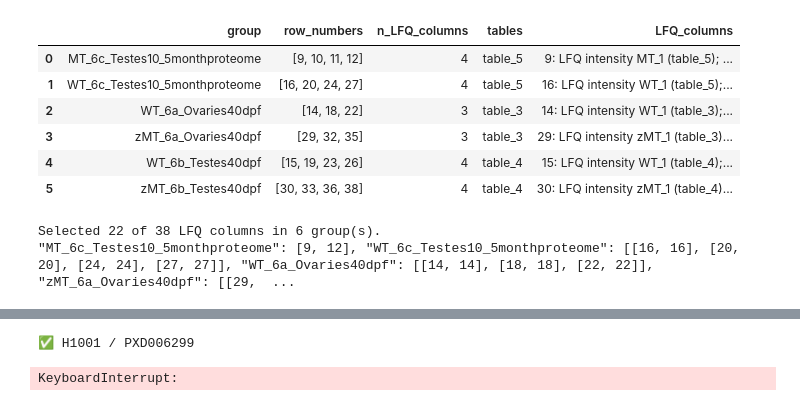
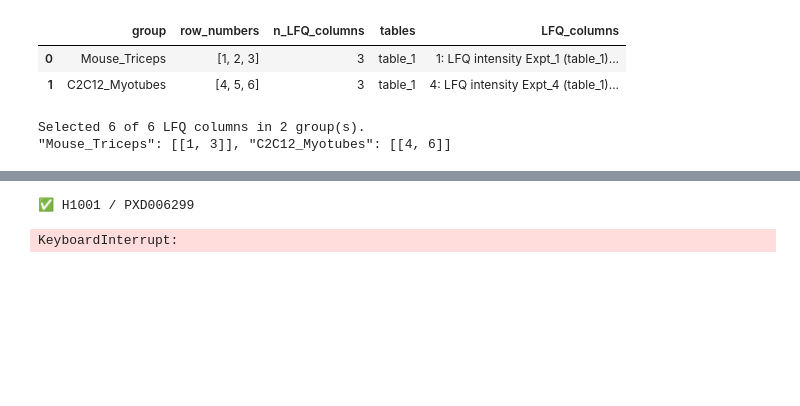
Before and after one commit to MehdiManshadi/PoC_data_processing, a Jupyter notebook: scripts/d_create_processed_lfq_protein.ipynb, the cells around one changed output, grey strips where cells are left out. Drawn from its saved outputs; the diff is of its cells as text; code cells hidden in the pictures; blank space fills up the shorter version.

```diff
--- a/scripts/d_create_processed_lfq_protein.ipynb
+++ b/scripts/d_create_processed_lfq_protein.ipynb
@@ -3,10 +3,11 @@
 import importlib
 import d_pride_lfq_functions_proteins as lfq
 importlib.reload(lfq)
+from pathlib import Path
 
 DATASET = {
-    "accession": "PXD052763",
-    "ID": "M1002",  # Enter your own dataset ID, for example H1001.
+    "accession": "PXD000288",
+    "ID": "M1006",  # Enter your own dataset ID, for example H1001.
 }
 # %%
 # CELL 2 — download/cache the tables and inspect the numbered LFQ columns
@@ -45,19 +30,16 @@ Select by row_number (1-based). Similar labels from all tables are shown togethe
 # %%
 # CELL 3 — define your group names and inclusive row-number ranges
 GROUPS = {
-    # Experiment 1 — Control
-"MT_6c_Testes10_5monthproteome": [9, 12], "WT_6c_Testes10_5monthproteome": [[16, 16], [20, 20], [24, 24], [27, 27]], "WT_6a_Ovaries40dpf": [[14, 14], [18, 18], [22, 22]], "zMT_6a_Ovaries40dpf": [[29, 29], [32, 32], [35, 35]], "WT_6b_Testes40dpf": [[15, 15], [19, 19], [23, 23], [26, 26]], "zMT_6b_Testes40dpf": [[30, 30], [33, 33], [36, 36], [38, 38]] }
+    "Mouse_Triceps": [[1, 3]],
+    "C2C12_Myotubes": [[4, 6]]
+}
 grouping_preview = lfq.preview_lfq_range_groups(GROUPS, lfq_catalog)
 print(", ".join(f'"{group_name}": {ranges}' for group_name, ranges in GROUPS.items()))
 # %% [output]
 |  | group | row_numbers | n_LFQ_columns | tables | LFQ_columns |
-| 0 | MT_6c_Testes10_5monthproteome | [9, 10, 11, 12] | 4 | table_5 | 9: LFQ intensity MT_1 (table_5); ... |
-| 1 | WT_6c_Testes10_5monthproteome | [16, 20, 24, 27] | 4 | table_5 | 16: LFQ intensity WT_1 (table_5);... |
-| 2 | WT_6a_Ovaries40dpf | [14, 18, 22] | 3 | table_3 | 14: LFQ intensity WT_1 (table_3);... |
-| 3 | zMT_6a_Ovaries40dpf | [29, 32, 35] | 3 | table_3 | 29: LFQ intensity zMT_1 (table_3)... |
-| 4 | WT_6b_Testes40dpf | [15, 19, 23, 26] | 4 | table_4 | 15: LFQ intensity WT_1 (table_4);... |
-| 5 | zMT_6b_Testes40dpf | [30, 33, 36, 38] | 4 | table_4 | 30: LFQ intensity zMT_1 (table_4)... |
+| 0 | Mouse_Triceps | [1, 2, 3] | 3 | table_1 | 1: LFQ intensity Expt_1 (table_1)... |
+| 1 | C2C12_Myotubes | [4, 5, 6] | 3 | table_1 | 4: LFQ intensity Expt_4 (table_1)... |
-Selected 22 of 38 LFQ columns in 6 group(s).
-"MT_6c_Testes10_5monthproteome": [9, 12], "WT_6c_Testes10_5monthproteome": [[16, 16], [20, 20], [24, 24], [27, 27]], "WT_6a_Ovaries40dpf": [[14, 14], [18, 18], [22, 22]], "zMT_6a_Ovaries40dpf": [[29,  ...
+Selected 6 of 6 LFQ columns in 2 group(s).
+"Mouse_Triceps": [[1, 3]], "C2C12_Myotubes": [[4, 6]]
 # %%
 # CELL 4 — aggregate LFQ columns within each original row and save the report
```
Also changed, not shown: parts of 3 cells of this notebook, 4 other files.
